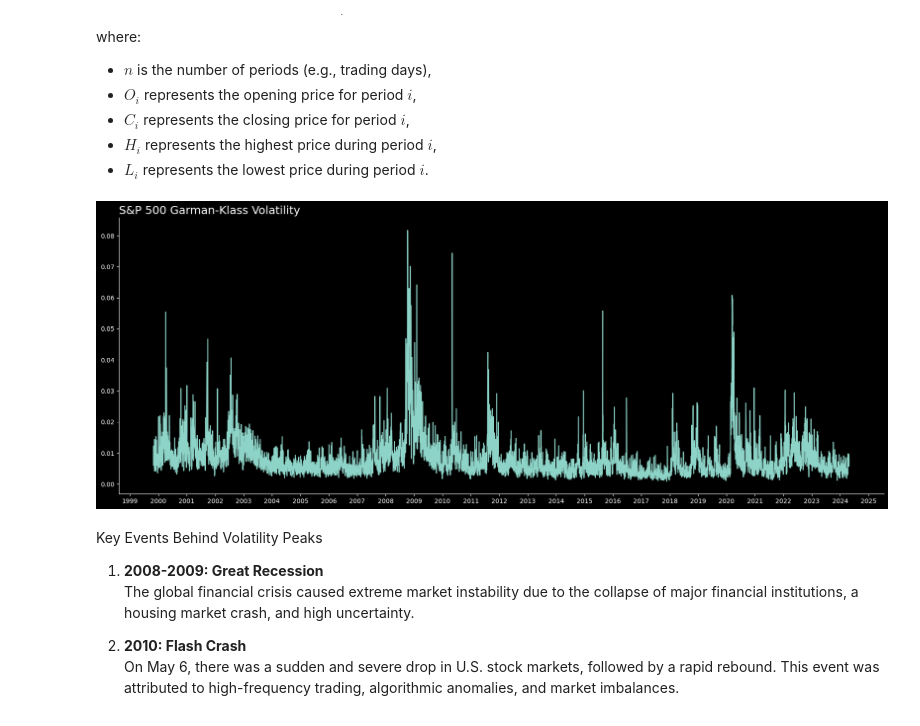
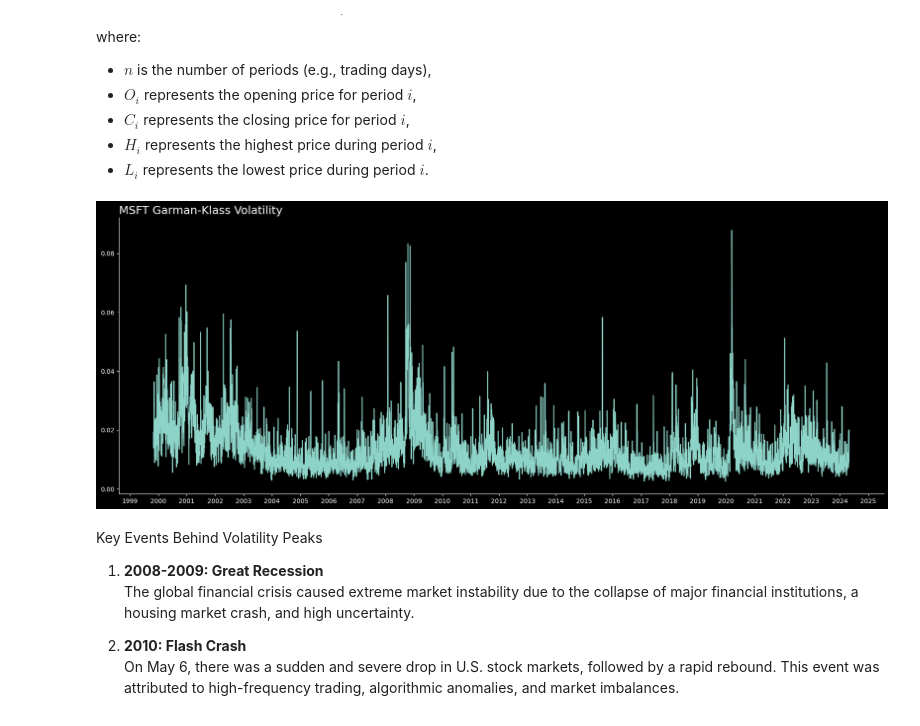
Before and after one commit to a-elgohary/algorithmic_trading, a Jupyter notebook: algorithmic_trading.ipynb, the cells around one changed output. Drawn from its saved outputs; the diff is of its cells as text; code cells hidden in the pictures.

Commit message:
Switched data fetching from static to dynamic; initiated the news analysis section.

```diff
--- a/algorithmic_trading.ipynb
+++ b/algorithmic_trading.ipynb
@@ -137 +148,5 @@ Because of the daily limit with Alpha Vantage's free API key, I'll save the resu
+# %%
+# Set the company ticker symbol to "MSFT" for Microsoft
+# This variable can be changed to analyze a different company later
+ticker = "MSFT"
 # %%
@@ -145,16 +160,16 @@ Because of the daily limit with Alpha Vantage's free API key, I'll save the resu
 # %%
 # Load saved data
-df_spy = pd.read_csv("data/df_spy.csv", index_col=0)
+df = pd.read_csv("data/msft_20240502.csv", index_col=0)
 
 # Remove the first 3 characters in the columns name
-df_spy.columns = [col[3:] for col in df_spy.columns]
+df.columns = [col[3:] for col in df.columns]
 
 # Set index as DateTime
-df_spy.index = pd.to_datetime(df_spy.index)
-df_spy.sort_index(ascending=True, inplace=True)
+df.index = pd.to_datetime(df.index)
+df.sort_index(ascending=True, inplace=True)
 
 
-print(df_spy.info())
-df_spy.head()
+print(df.info())
+df.head()
 # %% [output]
 <class 'pandas.core.frame.DataFrame'>
@@ -180,0 +208,4 @@ None
+# %%
+# Add price direction binary column; 1 = close price higher than yesterday
+df['price_direction'] = (df['close'].shift(1) < df['close']).astype(int)
+df[['close', 'price_direction']].tail()
@@ -213,30 +251,30 @@ def garman_klass(data):
     # Return the modified DataFrame with the new column
     return data
 # %%
-# Calculate the G.K. Volatility of S&P 500
-df_spy = garman_klass(df_spy)
+# Calculate the G.K. Volatility
+df = garman_klass(data=df)
 # %%
 # Plot garman_klass volatility
 plt.style.use('dark_background')
 plt.figure(figsize=(22, 8))
-plt.plot(df_spy.index, df_spy['gk_volatility'])
+plt.plot(df.index, df['gk_volatility'])
 
 # Set the x-axis ticks to years
 ax = plt.gca()
 ax.xaxis.set_major_locator(mdates.YearLocator())
 ax.xaxis.set_major_formatter(mdates.DateFormatter('%Y'))
 
 # Set title
-plt.title('S&P 500 Garman-Klass Volatility',
+plt.title('{} Garman-Klass Volatility'.format(ticker),
           loc='left',
           fontsize=18
           )
 
 
 sns.despine()
 plt.show();
 # %% [output]
-[figure, old version]
+[figure, new version]
 # %% [markdown]
 Key Events Behind Volatility Peaks
 
```
Also changed, not shown: parts of 31 cells of this notebook, 1 other file.
